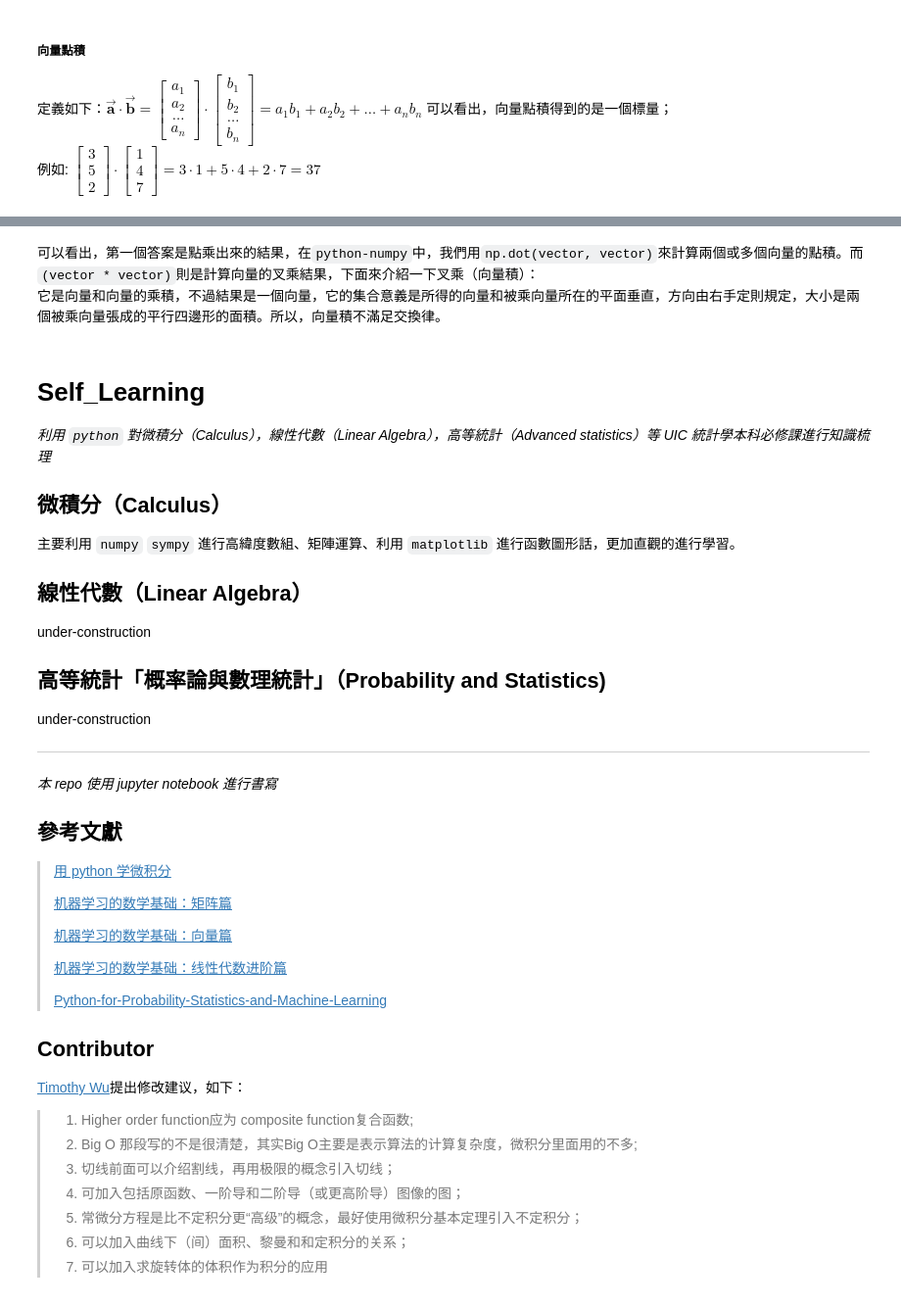
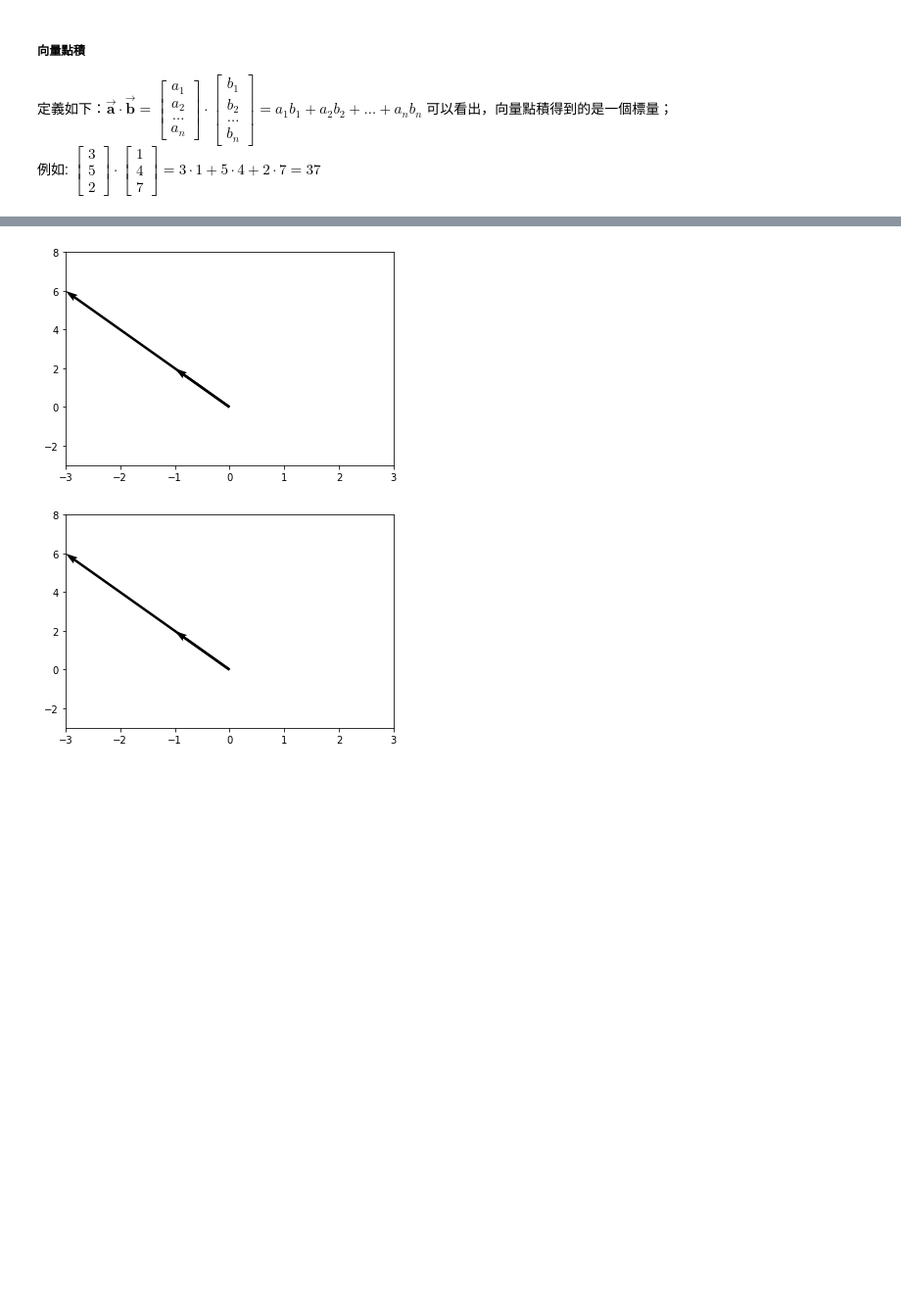
Before and after one commit to TerenceLiu98/Undergraduate-in-Statistics, a Jupyter notebook: Use PY in Linear Algebra.ipynb, the cells around one changed output, grey strips where cells are left out. Shown at 98% size. Cells and saved outputs as stored; diff of their text form; code cells hidden in the pictures; blank space fills up the shorter version.

Commit message:
Chapter three Vector

```diff
--- a/Use PY in Linear Algebra.ipynb
+++ b/Use PY in Linear Algebra.ipynb
@@ -602,59 +683,16 @@ print(vec_1 * vec_2) # cross multipication of vectors
-# %% [markdown]
-可以看出，第一個答案是點乘出來的結果，在`python-numpy`中，我們用`np.dot(vector, vector)`來計算兩個或多個向量的點積。而`(vector * vector)`則是計算向量的叉乘結果，下面來介紹一下叉乘（向量積）：<br>
-它是向量和向量的乘積，不過結果是一個向量，它的集合意義是所得的向量和被乘向量所在的平面垂直，方向由右手定則規定，大小是兩個被乘向量張成的平行四邊形的面積。所以，向量積不滿足交換律。
-# %% [markdown]
-# Self_Learning
-
-
-
-*利用 `python` 對微積分（Calculus），線性代數（Linear Algebra），高等統計（Advanced statistics）等 UIC 統計學本科必修課進行知識梳理*
-
-
-
-## 微積分（Calculus）
-
-主要利用 `numpy` `sympy` 進行高緯度數組、矩陣運算、利用 `matplotlib` 進行函數圖形話，更加直觀的進行學習。
-
-## 線性代數（Linear Algebra）
-
-under-construction
-
- ## 高等統計「概率論與數理統計」（Probability and Statistics)
-
-under-construction
-
-
-
----
-
-
-
-*本 repo 使用 jupyter notebook 進行書寫*
-
-
-
-## 參考文獻
-
-> <a href="https://ryancheunggit.gitbooks.io/calculus-with-python/content/01Functions.html"> 用 python 学微积分 </a>
->
-> <a href="http://www.hahack.com/math/math-matrix/">机器学习的数学基础：矩阵篇</a>
->
-> <a href="http://www.hahack.com/math/math-vector/">机器学习的数学基础：向量篇 </a>
->
-> <a href="http://www.hahack.com/math/math-linear-algebra-graded/"> 机器学习的数学基础：线性代数进阶篇</a>
->
-> <a href="https://github.com/unpingco/Python-for-Probability-Statistics-and-Machine-Learning"> Python-for-Probability-Statistics-and-Machine-Learning</a>
-
-
-
-## Contributor
-
-<a href= "http://dst.uic.edu.hk/cn/stat/staff/52-statistics-cn/859-dr-wu-jingjin-timothy"> Timothy Wu</a>提出修改建议，如下：
-
->    1. Higher order function应为 composite function复合函数; <br>
->    2. Big O 那段写的不是很清楚，其实Big O主要是表示算法的计算复杂度，微积分里面用的不多; <br>
->    3. 切线前面可以介绍割线，再用极限的概念引入切线；<br>
->    4. 可加入包括原函数、一阶导和二阶导（或更高阶导）图像的图；<br>
->    5. 常微分方程是比不定积分更“高级”的概念，最好使用微积分基本定理引入不定积分；<br>
->    6. 可以加入曲线下（间）面积、黎曼和和定积分的关系；<br>
->    7. 可以加入求旋转体的体积作为积分的应用<br>
+# %%
+import numpy as np
+import matplotlib.pyplot as plt
+
+soa = np.array([[0, 0, -1, 2], [0, 0, -3, 6]])
+X, Y, U, V = zip(*soa)
+plt.figure()
+ax = plt.gca()
+ax.quiver(X, Y, U, V, angles='xy', scale_units='xy', scale=1)
+ax.set_xlim([-3, 3])
+ax.set_ylim([-3, 8])
+plt.draw()
+plt.show()
+# %% [output]
+[figure, added]
+[figure, added]
```
Also changed, not shown: parts of 37 cells of this notebook.
